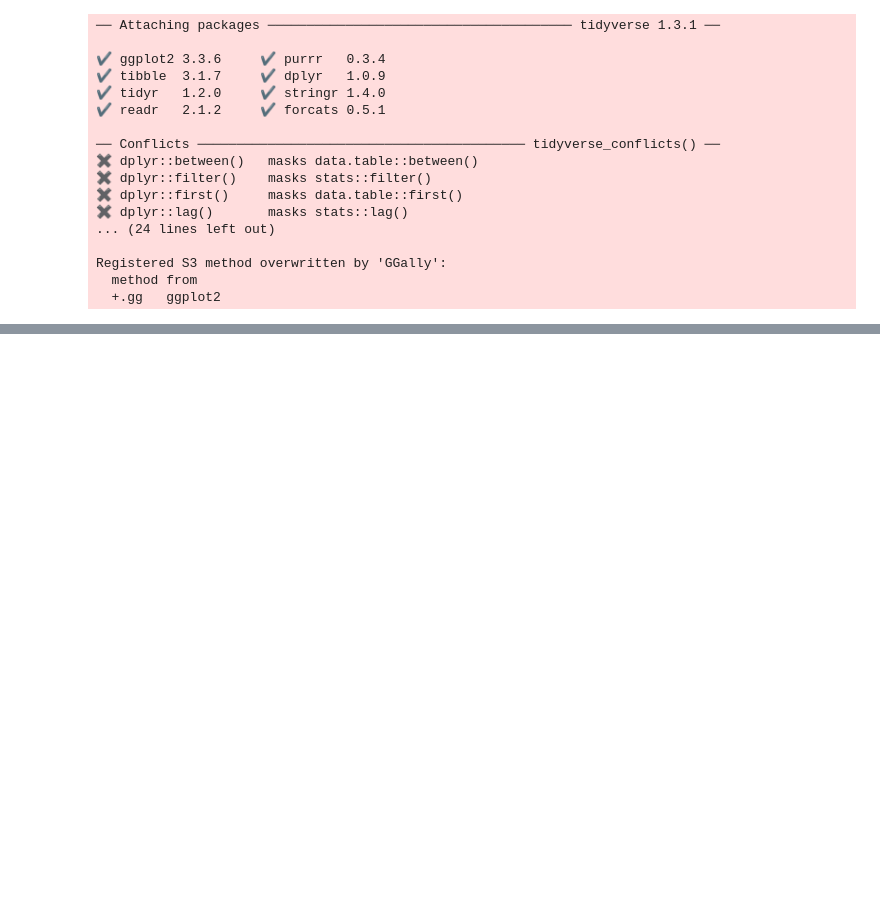
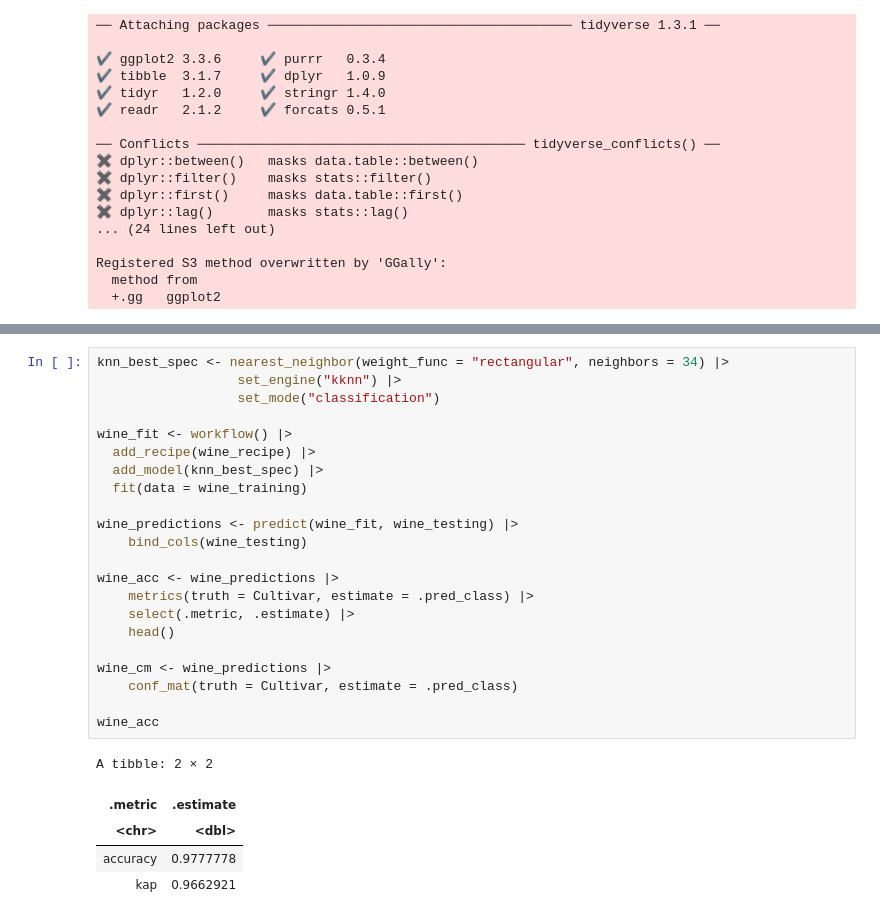
Before and after one commit to bkaanylmz/dsci-100-2022w1-group-95, a Jupyter notebook: WINE-edward copy.ipynb, the cells around one changed output, grey strips where cells are left out. Cells and saved outputs as stored; diff of their text form; blank space fills up the shorter version.

```diff
--- a/WINE-edward copy.ipynb
+++ b/WINE-edward copy.ipynb
@@ -116,0 +133,28 @@ best_k
+# %%
+knn_best_spec <- nearest_neighbor(weight_func = "rectangular", neighbors = 34) |>
+                  set_engine("kknn") |>
+                  set_mode("classification")
+
+wine_fit <- workflow() |>
+  add_recipe(wine_recipe) |>
+  add_model(knn_best_spec) |>
+  fit(data = wine_training)
+
+wine_predictions <- predict(wine_fit, wine_testing) |>
+    bind_cols(wine_testing)
+
+wine_acc <- wine_predictions |>
+    metrics(truth = Cultivar, estimate = .pred_class) |>
+    select(.metric, .estimate) |>
+    head()
+
+wine_cm <- wine_predictions |>
+    conf_mat(truth = Cultivar, estimate = .pred_class)
+
+wine_acc
+# %% [output]
+A tibble: 2 × 2
+| .metric | .estimate |
+| <chr> | <dbl> |
+| accuracy | 0.9777778 |
+| kap | 0.9662921 |
```
Also changed, not shown: parts of 4 cells of this notebook.
